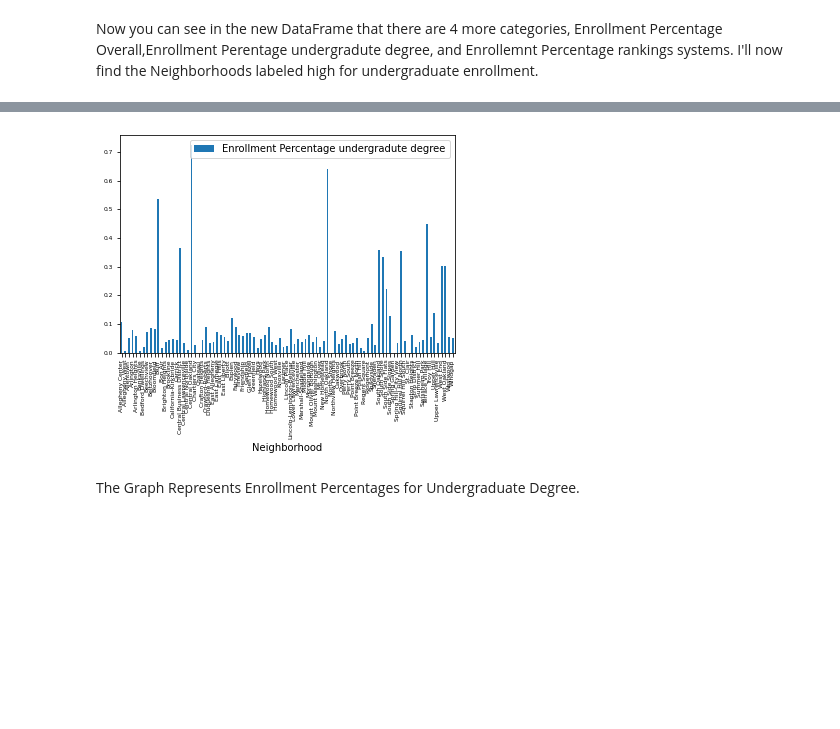
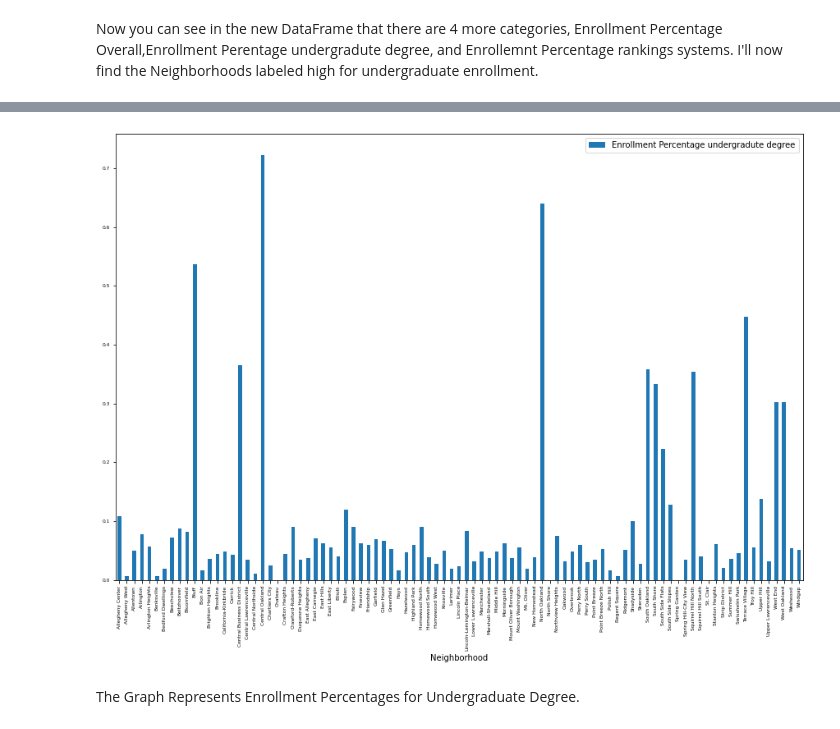
Before and after one commit to ndb63/BigIdeasFinal, a Jupyter notebook: Enrollment.ipynb, the cells around one changed output, grey strips where cells are left out. Drawn from its saved outputs; the diff is of its cells as text; code cells hidden in the pictures; blank space fills up the shorter version.

```diff
--- a/Enrollment.ipynb
+++ b/Enrollment.ipynb
@@ -88,9 +88,9 @@ High.head()
 | 19 | Central Oakland | 4656.0 | 4206.0 | 1166.0 | 0.799725 | ... |
 | 56 | North Oakland | 7192.0 | 6123.0 | 2373.0 | 0.751908 | ... |
 # %%
-bargraph=enrollmentData1.plot.bar(x="Neighborhood",y="Enrollment Percentage undergradute degree",fontsize='6')
+bargraph=enrollmentData1.plot.bar(x="Neighborhood",y="Enrollment Percentage undergradute degree",fontsize='6',figsize=(15,10))
 # %% [output]
-[figure, old version]
+[figure, new version]
 # %% [markdown]
 The Graph Represents Enrollment Percentages for Undergraduate Degree.
 # %%
```
Also changed, not shown: parts of 1 cell of this notebook.
